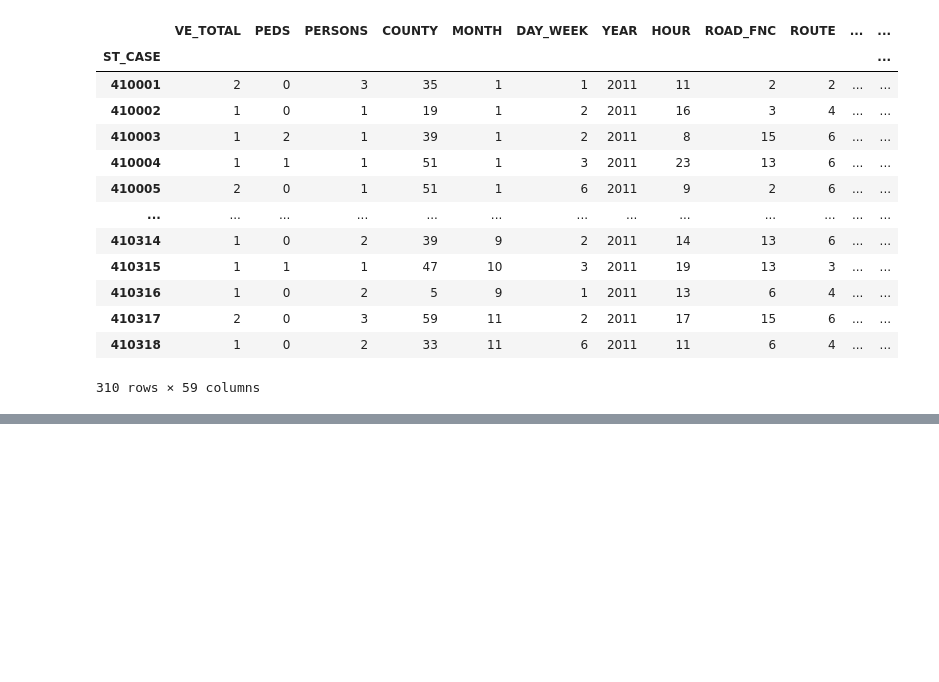
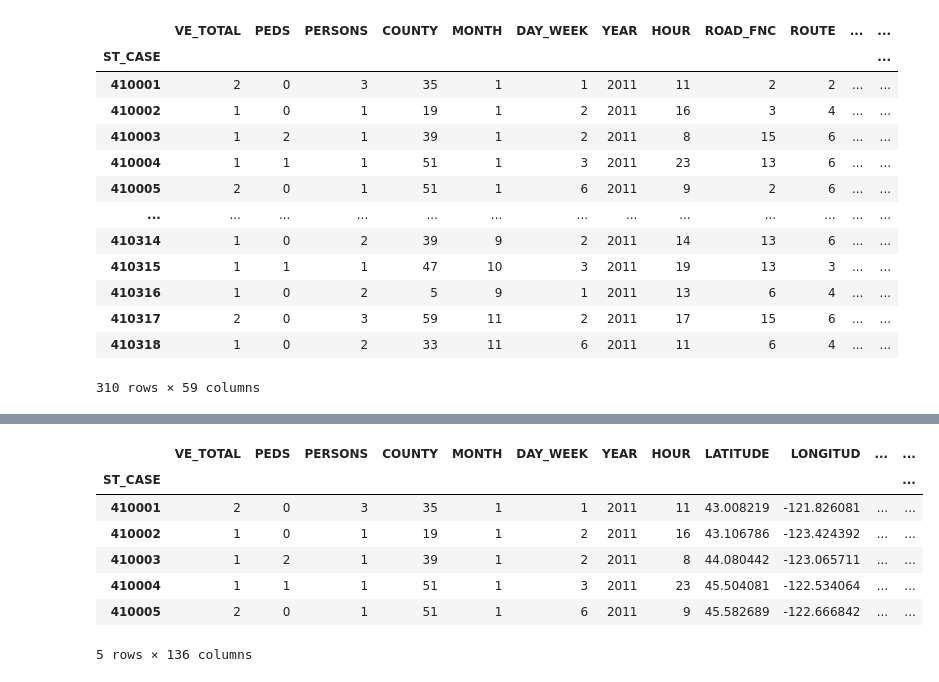
Before and after one commit to RebelKell/group-4, a Jupyter notebook: exploratory_encoding.ipynb, the cells around one changed output, grey strips where cells are left out. Drawn from its saved outputs; the diff is of its cells as text; code cells hidden in the pictures; blank space fills up the shorter version.

```diff
--- a/exploratory_encoding.ipynb
+++ b/exploratory_encoding.ipynb
@@ -98,0 +181,12 @@ accidents_df
+# %%
+encoded_df = pd.get_dummies(accidents_df, columns=['ROAD_FNC', 'ROUTE', 'RELJCT2', 'TYP_INT', 'REL_ROAD', 'WRK_ZONE', 'LGT_COND', 'WEATHER', 'DRUGS', 'OOS_REG', 'MDRDSTRD', 'MVIOLATN'])
+encoded_df.head()
+# %% [output]
+|  | VE_TOTAL | PEDS | PERSONS | COUNTY | MONTH | DAY_WEEK | YEAR | HOUR | LATITUDE | LONGITUD | ... | ... |
+| ST_CASE |  |  |  |  |  |  |  |  |  |  |  | ... |
+| 410001 | 2 | 0 | 3 | 35 | 1 | 1 | 2011 | 11 | 43.008219 | -121.826081 | ... | ... |
+| 410002 | 1 | 0 | 1 | 19 | 1 | 2 | 2011 | 16 | 43.106786 | -123.424392 | ... | ... |
+| 410003 | 1 | 2 | 1 | 39 | 1 | 2 | 2011 | 8 | 44.080442 | -123.065711 | ... | ... |
+| 410004 | 1 | 1 | 1 | 51 | 1 | 3 | 2011 | 23 | 45.504081 | -122.534064 | ... | ... |
+| 410005 | 2 | 0 | 1 | 51 | 1 | 6 | 2011 | 9 | 45.582689 | -122.666842 | ... | ... |
+5 rows × 136 columns
```
Also changed, not shown: parts of 16 cells of this notebook, 3 other files.
